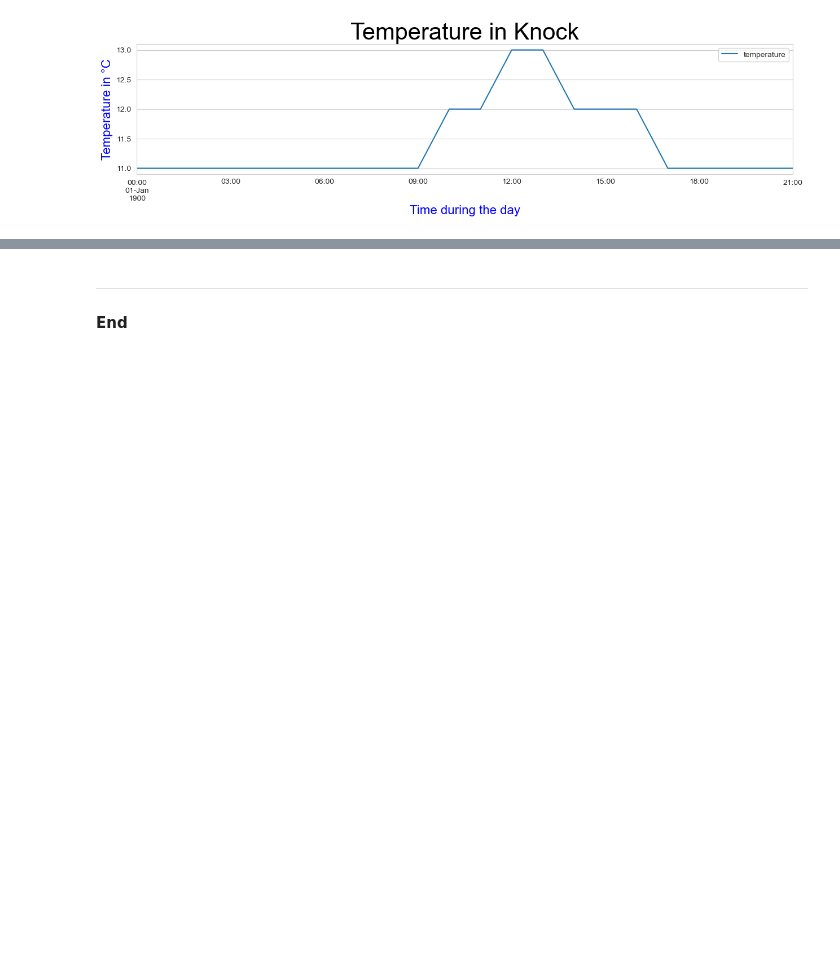
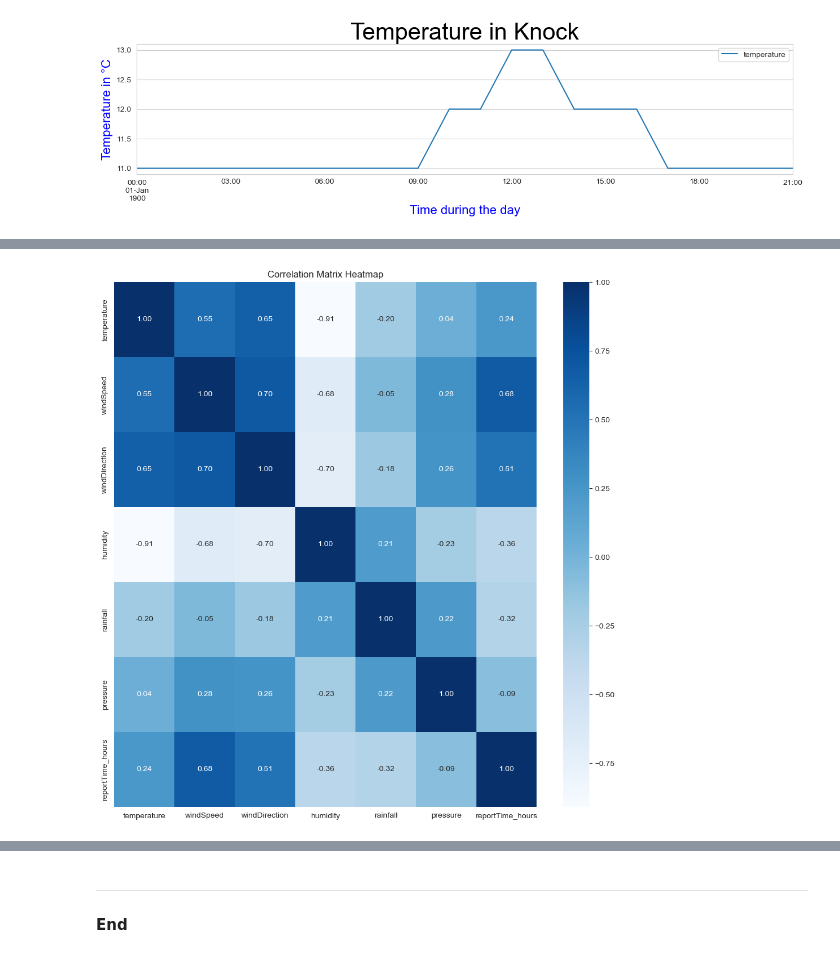
Before and after one commit to Jennyicano/computer_infrastructure, a Jupyter notebook: weather.ipynb, the cells around one changed output, grey strips where cells are left out. Cells and saved outputs as stored; diff of their text form; code cells hidden in the pictures; blank space fills up the shorter version.

Commit message:
adding some more plots in task 9, and the references in the jupyter notebook

```diff
--- a/weather.ipynb
+++ b/weather.ipynb
@@ -287,0 +298,7 @@ The temperature of the day October 30th in Knock was between 11°C and 13°C. Re
+# %%
+# First I'll get only numerical columns
+numerical_df = df.select_dtypes(include=[np.number])
+
+# Calculate the correlation matrix
+matrix = numerical_df.corr()
+print(matrix)
@@ -287,0 +323,9 @@ The temperature of the day October 30th in Knock was between 11°C and 13°C. Re
+# %%
+# Plotting the correlation matrix as a heatmap for better visualization.
+
+plt.figure(figsize=(12, 12))
+sns.heatmap(matrix, annot=True, fmt=".2f", cmap="Blues", cbar=True)
+plt.title("Correlation Matrix Heatmap")
+plt.show()
+# %% [output]
+[figure, added]
```
Also changed, not shown: parts of 11 cells of this notebook.
